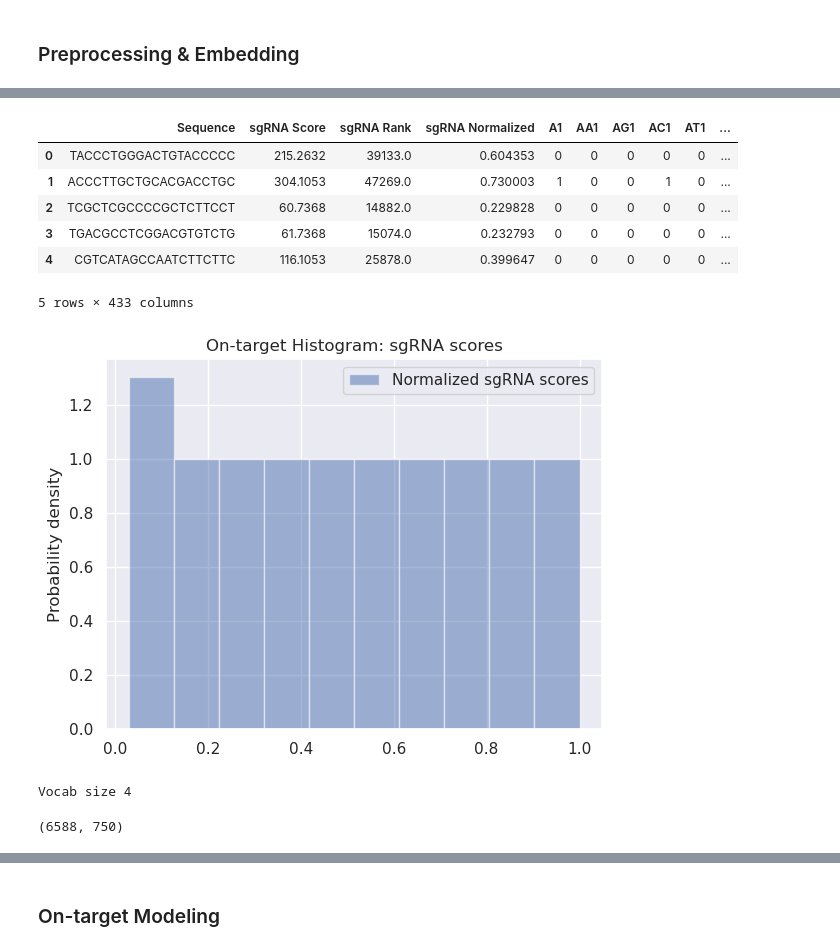
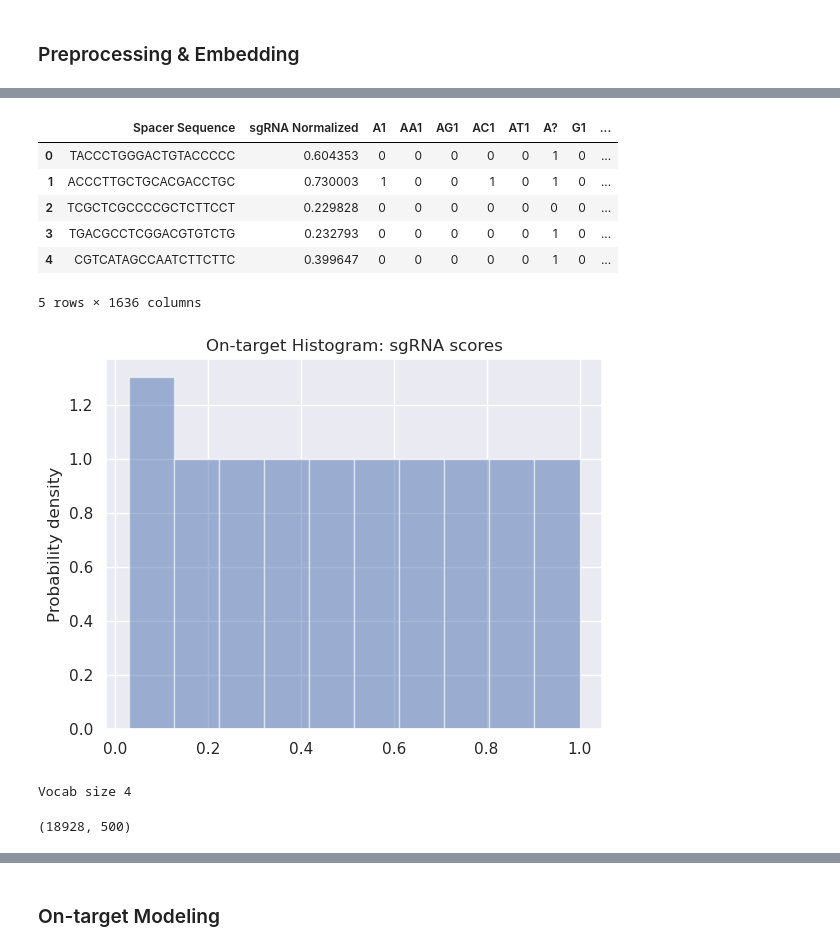
Before and after one commit to hayitsian/Gene-Editing-Guide-LM, a Jupyter notebook: models/colab_NLP_Model.ipynb, the cells around one changed output, grey strips where cells are left out. Drawn from its saved outputs; the diff is of its cells as text; code cells hidden in the pictures.

```diff
--- a/models/colab_NLP_Model.ipynb
+++ b/models/colab_NLP_Model.ipynb
@@ -181,18 +171,16 @@ df.shape
 # %%
-dfOff = pd.read_csv("../data/KO_Data_V1_Featurized.csv", index_col=0)
+dfOff = pd.read_csv("../data/AIO_offTarget_V2_Featurized.csv", index_col=0)
 plt.hist(dfOff["sgRNA Normalized"], alpha=0.5, density=True, label='Normalized sgRNA scores')
-# plt.hist(dfOff["sgRNA Score"], alpha=0.5, density=True, label='Raw sgRNA scores')
 plt.ylabel('Probability density')
 plt.title("On-target Histogram: sgRNA scores")
-plt.legend()
 dfOff.head()
 # %% [output]
-|  | Sequence | sgRNA Score | sgRNA Rank | sgRNA Normalized | A1 | AA1 | AG1 | AC1 | AT1 | ... |
-| 0 | TACCCTGGGACTGTACCCCC | 215.2632 | 39133.0 | 0.604353 | 0 | 0 | 0 | 0 | 0 | ... |
-| 1 | ACCCTTGCTGCACGACCTGC | 304.1053 | 47269.0 | 0.730003 | 1 | 0 | 0 | 1 | 0 | ... |
-| 2 | TCGCTCGCCCCGCTCTTCCT | 60.7368 | 14882.0 | 0.229828 | 0 | 0 | 0 | 0 | 0 | ... |
-| 3 | TGACGCCTCGGACGTGTCTG | 61.7368 | 15074.0 | 0.232793 | 0 | 0 | 0 | 0 | 0 | ... |
-| 4 | CGTCATAGCCAATCTTCTTC | 116.1053 | 25878.0 | 0.399647 | 0 | 0 | 0 | 0 | 0 | ... |
+|  | Spacer Sequence | sgRNA Normalized | A1 | AA1 | AG1 | AC1 | AT1 | A? | G1 | ... |
+| 0 | TACCCTGGGACTGTACCCCC | 0.604353 | 0 | 0 | 0 | 0 | 0 | 1 | 0 | ... |
+| 1 | ACCCTTGCTGCACGACCTGC | 0.730003 | 1 | 0 | 0 | 1 | 0 | 1 | 0 | ... |
+| 2 | TCGCTCGCCCCGCTCTTCCT | 0.229828 | 0 | 0 | 0 | 0 | 0 | 0 | 0 | ... |
+| 3 | TGACGCCTCGGACGTGTCTG | 0.232793 | 0 | 0 | 0 | 0 | 0 | 1 | 0 | ... |
+| 4 | CGTCATAGCCAATCTTCTTC | 0.399647 | 0 | 0 | 0 | 0 | 0 | 1 | 0 | ... |
-5 rows × 433 columns
+5 rows × 1636 columns
-[figure, old version]
+[figure, new version]
 # %%
@@ -206,7 +192,7 @@ w2vmodel_sequence.wv.save_word2vec_format('sequence_embeddings.txt', binary=Fals
 Vocab size 4
 # %%
 embeddings = []
-for _seq in df["Expanded Sequence"]:
+for _seq in df["Spacer Sequence"]:
     xEmb = []
     for _x in _seq:
         xEmb.extend(w2vmodel_sequence.wv[_x])
@@ -215,5 +201,5 @@ for _seq in df["Expanded Sequence"]:
 print(np.array(embeddings).shape)
 df["Embedded Sequences"] = embeddings
 # %% [output]
-(6588, 750)
+(18928, 500)
 # %%
```
Also changed, not shown: parts of 38 cells of this notebook, 14 other files.
